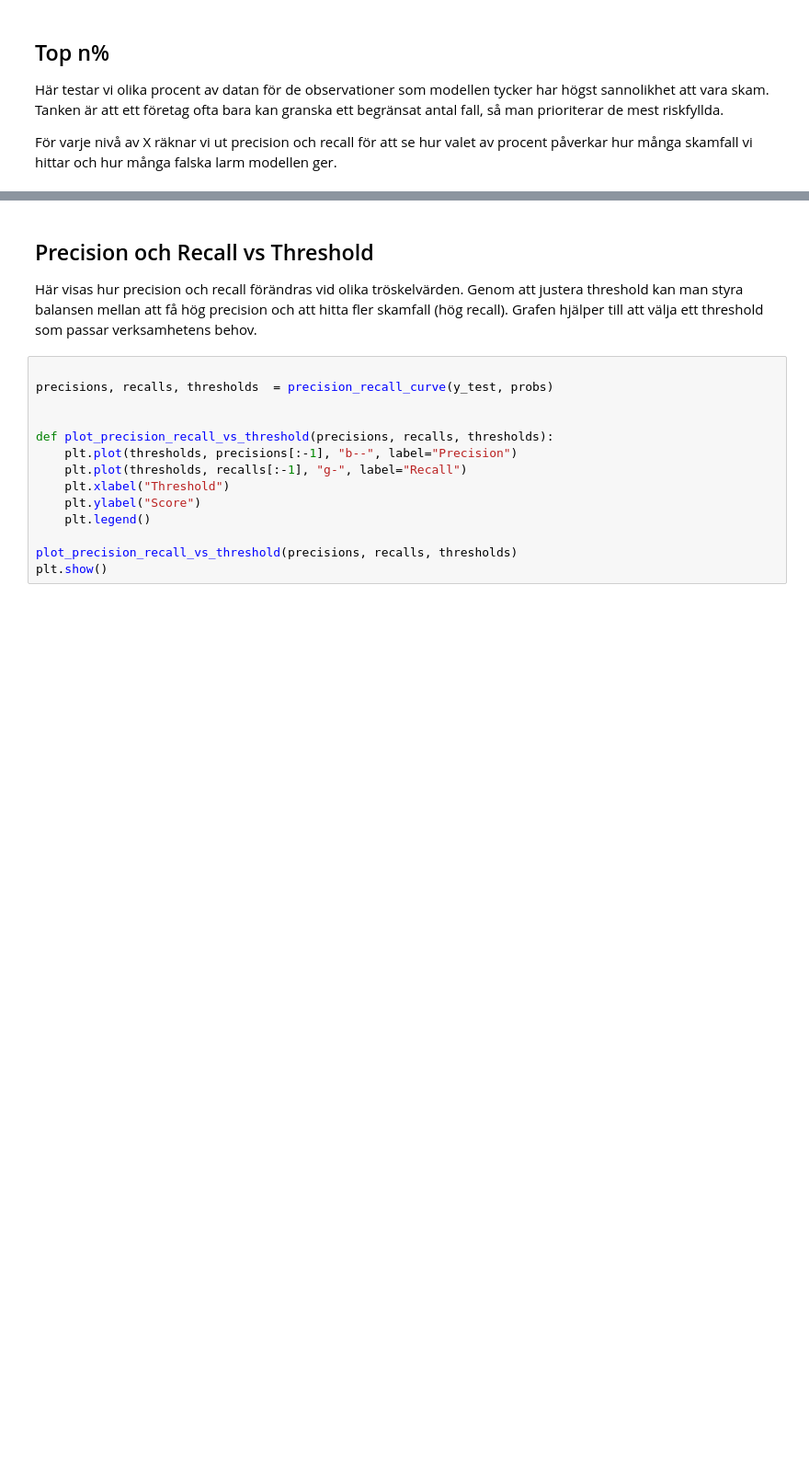
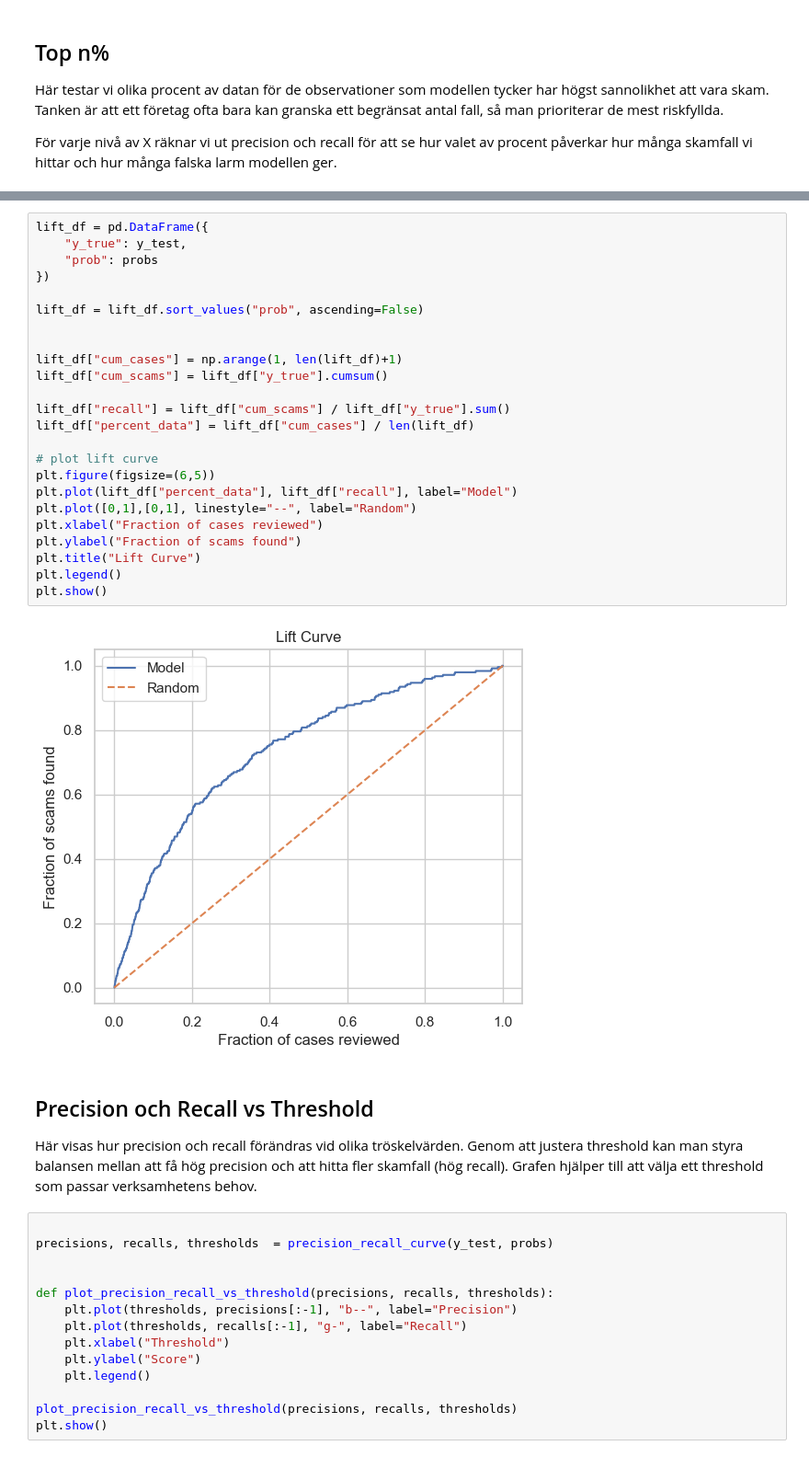
Before and after one commit to MagdalenaPersson/Marketplace_Safety, a Jupyter notebook: report_copy.ipynb, the cells around one changed output, grey strips where cells are left out. Shown at 92% size. Drawn from its saved outputs; the diff is of its cells as text; blank space fills up the shorter version.

```diff
--- a/report_copy.ipynb
+++ b/report_copy.ipynb
@@ -577,3 +572,29 @@ Recall: 0.543
+# %%
+lift_df = pd.DataFrame({
+    "y_true": y_test,
+    "prob": probs
+})
+
+lift_df = lift_df.sort_values("prob", ascending=False)
+
+
+lift_df["cum_cases"] = np.arange(1, len(lift_df)+1)
+lift_df["cum_scams"] = lift_df["y_true"].cumsum()
+
+lift_df["recall"] = lift_df["cum_scams"] / lift_df["y_true"].sum()
+lift_df["percent_data"] = lift_df["cum_cases"] / len(lift_df)
+
+# plot lift curve
+plt.figure(figsize=(6,5))
+plt.plot(lift_df["percent_data"], lift_df["recall"], label="Model")
+plt.plot([0,1],[0,1], linestyle="--", label="Random")
+plt.xlabel("Fraction of cases reviewed")
+plt.ylabel("Fraction of scams found")
+plt.title("Lift Curve")
+plt.legend()
+plt.show()
+# %% [output]
+[figure, added]
 # %% [markdown]
 ## Precision och Recall vs Threshold
 
```
Also changed, not shown: parts of 18 cells of this notebook, 2 other files.
